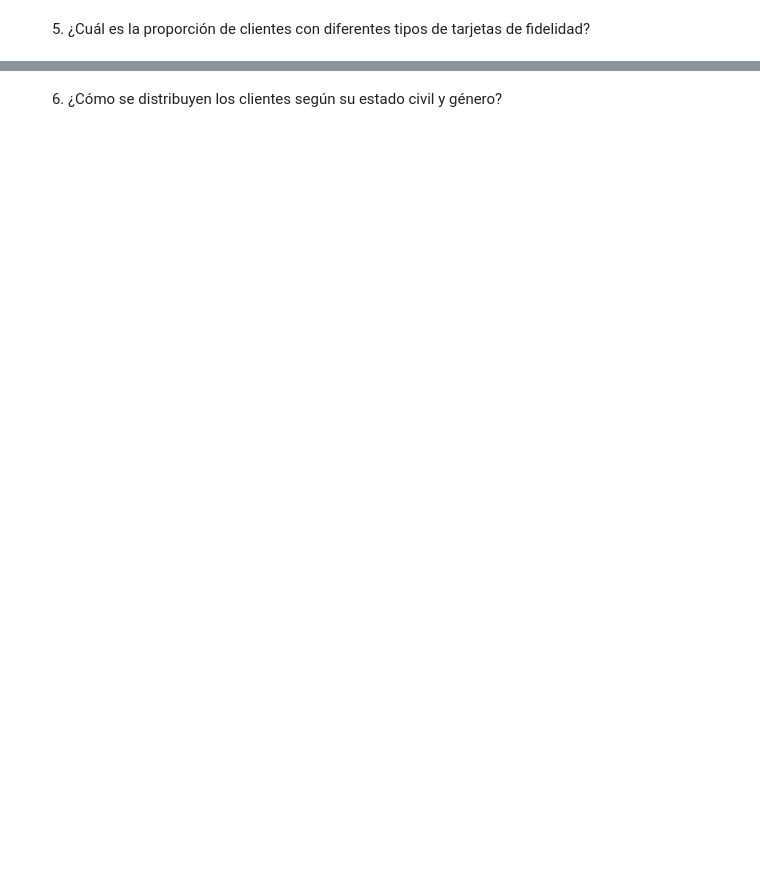
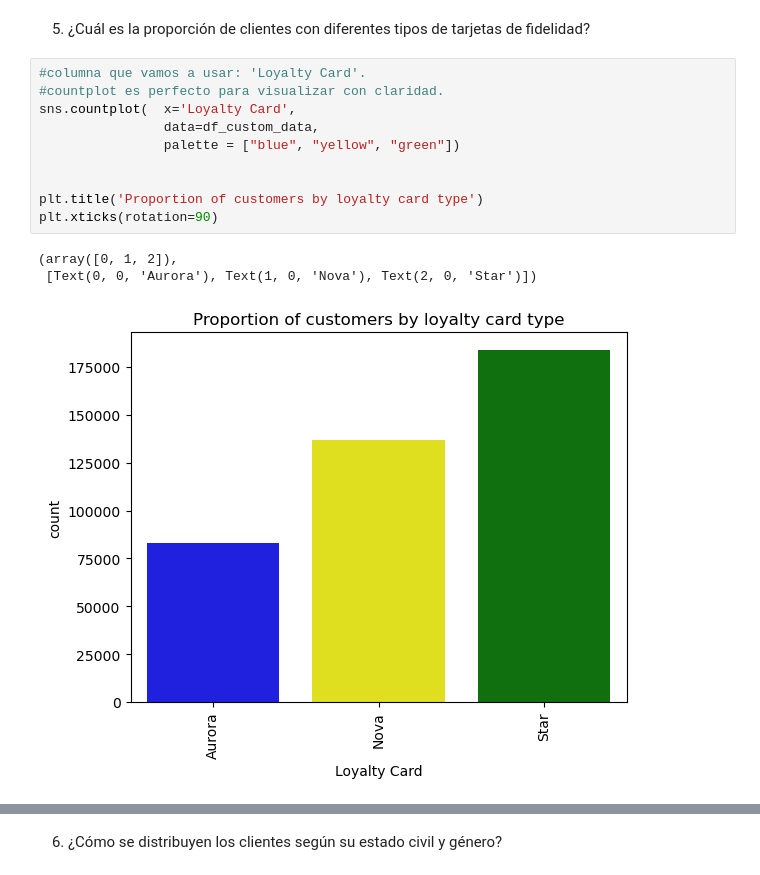
Before and after one commit to yaizamatesanz/Airline-Customer-Analysis, a Jupyter notebook: fase_2_visualizacion.ipynb, the cells around one changed output, grey strips where cells are left out. Cells and saved outputs as stored; diff of their text form; blank space fills up the shorter version.

```diff
--- a/fase_2_visualizacion.ipynb
+++ b/fase_2_visualizacion.ipynb
@@ -154,2 +186,16 @@ los clientes?
 # %% [markdown]
 5. ¿Cuál es la proporción de clientes con diferentes tipos de tarjetas de fidelidad?
+# %%
+#columna que vamos a usar: 'Loyalty Card'.
+#countplot es perfecto para visualizar con claridad.
+sns.countplot(  x='Loyalty Card',
+                data=df_custom_data,
+                palette = ["blue", "yellow", "green"])
+
+
+plt.title('Proportion of customers by loyalty card type')
+plt.xticks(rotation=90)
+# %% [output]
+(array([0, 1, 2]),
+ [Text(0, 0, 'Aurora'), Text(1, 0, 'Nova'), Text(2, 0, 'Star')])
+[figure, added]
```
Also changed, not shown: parts of 7 cells of this notebook, 1 other file.
